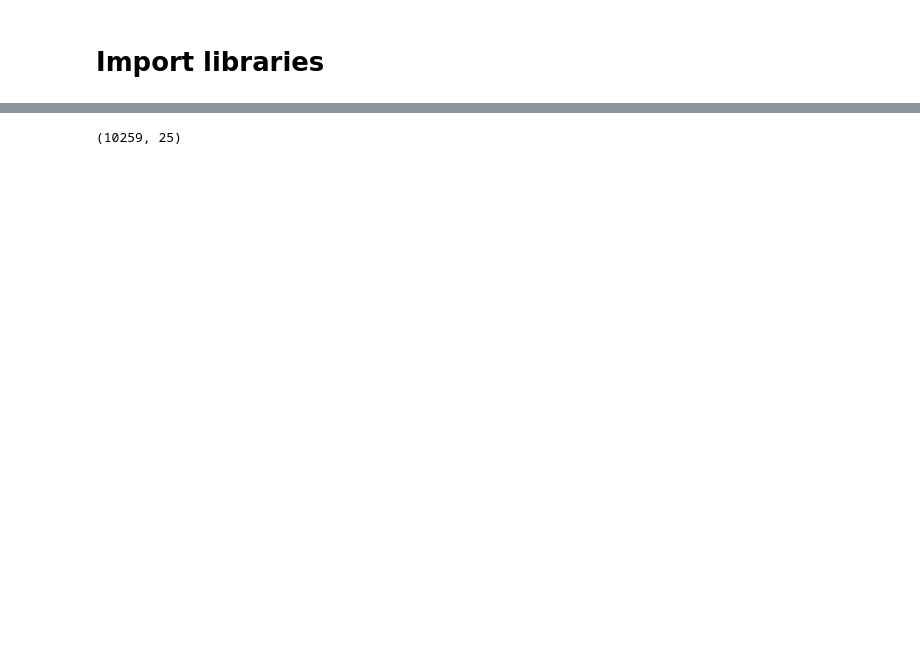
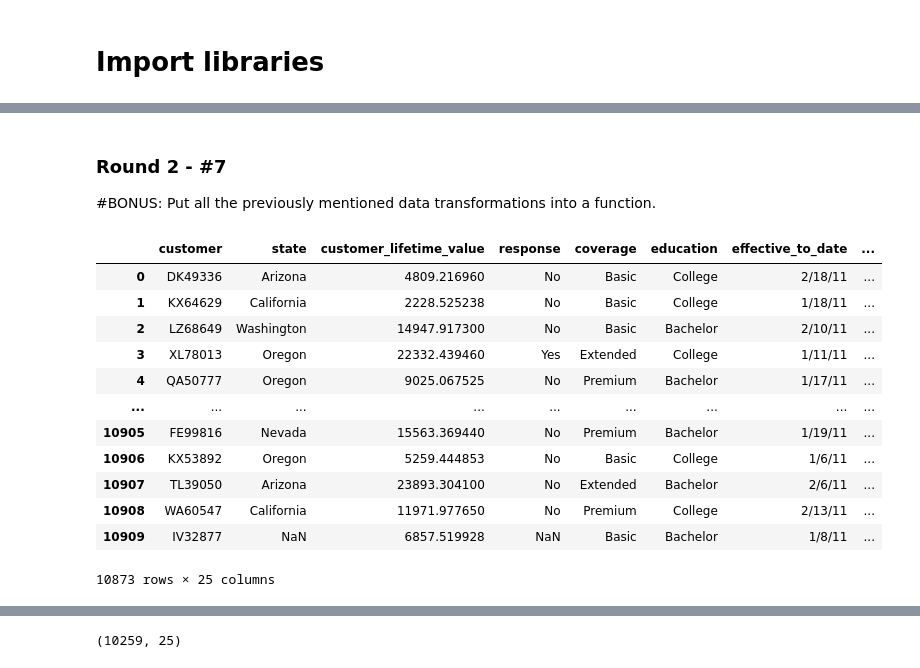
Before and after one commit to jochabo/lab-customer-analysis-round-2, a Jupyter notebook: files_for_lab/csv_files/Lab Customer Analysis Round 2.ipynb, the cells around one changed output, grey strips where cells are left out. Drawn from its saved outputs; the diff is of its cells as text; code cells hidden in the pictures; blank space fills up the shorter version.

Commit message:
bonus included

```diff
--- a/files_for_lab/csv_files/Lab Customer Analysis Round 2.ipynb
+++ b/files_for_lab/csv_files/Lab Customer Analysis Round 2.ipynb
@@ -54,3 +58,43 @@ data_mca.columns = mca
 # %%
 #Headers without space
 data_mca = data_mca.rename(columns={'EmploymentStatus':'Employment Status'})
+# %% [markdown]
+### Round 2 - #7
+#BONUS: Put all the previously mentioned data transformations into a function.
+# %%
+# Now define a function to clean the dataframe
+
+# x is supposed to be a Dataframe
+def clean_dataframe(x):
+    #Drop the first "Unnamed: 0" column
+    if 'Unnamed: 0' in x.columns:
+        x = x.drop(['Unnamed: 0'], axis=1)
+    else:
+        x = x
+    #Headers all on lower case
+    header = []
+    for item in x.columns:
+        header.append(item.lower())
+    x.columns = header
+    #Headers replace the space by "_"
+    x.columns = x.columns.str.replace(' ', '_')
+    #check for duplicates
+    x = x.drop_duplicates()
+    return x
+
+data_mca = clean_dataframe(data_mca)
+data_mca
+# %% [output]
+|  | customer | state | customer_lifetime_value | response | coverage | education | effective_to_date | ... |
+| 0 | DK49336 | Arizona | 4809.216960 | No | Basic | College | 2/18/11 | ... |
+| 1 | KX64629 | California | 2228.525238 | No | Basic | College | 1/18/11 | ... |
+| 2 | LZ68649 | Washington | 14947.917300 | No | Basic | Bachelor | 2/10/11 | ... |
+| 3 | XL78013 | Oregon | 22332.439460 | Yes | Extended | College | 1/11/11 | ... |
+| 4 | QA50777 | Oregon | 9025.067525 | No | Premium | Bachelor | 1/17/11 | ... |
+| ... | ... | ... | ... | ... | ... | ... | ... | ... |
+| 10905 | FE99816 | Nevada | 15563.369440 | No | Premium | Bachelor | 1/19/11 | ... |
+| 10906 | KX53892 | Oregon | 5259.444853 | No | Basic | College | 1/6/11 | ... |
+| 10907 | TL39050 | Arizona | 23893.304100 | No | Extended | Bachelor | 2/6/11 | ... |
+| 10908 | WA60547 | California | 11971.977650 | No | Premium | College | 2/13/11 | ... |
+| 10909 | IV32877 | NaN | 6857.519928 | NaN | Basic | Bachelor | 1/8/11 | ... |
+10873 rows × 25 columns
```
Also changed, not shown: parts of 44 cells of this notebook.
